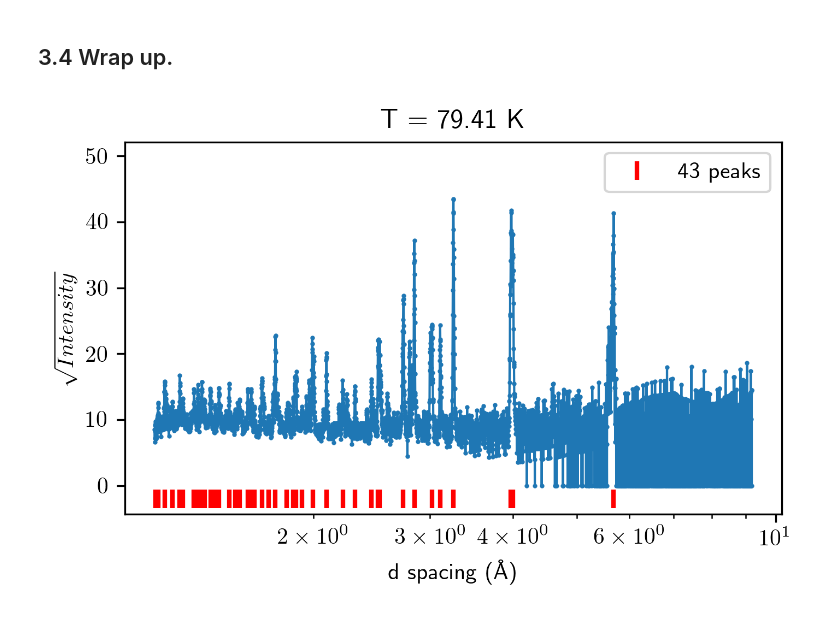
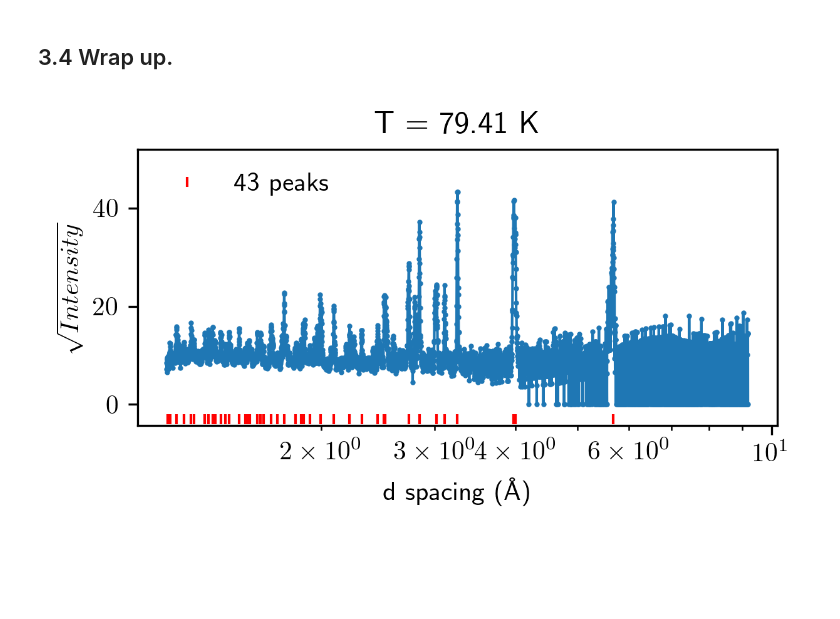
Before and after one commit to yaohualiu/NPD, a Jupyter notebook: NPD_Q3.ipynb, the cells around one changed output. Cells and saved outputs as stored; diff of their text form; code cells hidden in the pictures; blank space fills up the shorter version.

```diff
--- a/NPD_Q3.ipynb
+++ b/NPD_Q3.ipynb
@@ -450,9 +497,9 @@ plt.tight_layout()
 # %%
-temp = 220
+temp = 80
 data = intsy_rmbkg[(abs(temps-temp)).argmin()]
 peakind = _find_peaks_byindx(data)
 filename = "Q3/Figs/peakfinding_asyricker_%dK" %(temp)
-plt.figure(figsize(4.8, 3.2))
+plt.figure(figsize(4.2, 2.4))
 plot_peakloc_indx(intsy_rmbkg, temps, dd_cs, peakind,
                   par_val=temp, outputfilename = filename)
 # %% [output]
@@ -498,7 +545,7 @@ def Ini_Mpeaks_pars(Intsy, peakind, bin_cs, Bkg=[70, 0],
     maxbin = bin_cs.size
     for ii in range(0, npeaks):
         _centerbinindx = peakind[ii]
-        _low, _high = max(0, _centerbinindx - 4), min(maxbin-1, _centerbinindx + 4)
+        _low, _high = max(0, _centerbinindx - 2), min(maxbin-1, _centerbinindx + 2)
         _data_max = Intsy[_low:_high].max()
         par_ini[jj]  = _data_max
         high_lmt[jj] = _data_max *1.2
@@ -642,12 +689,14 @@ plt.savefig(filename)
     Right now, a single criterion is used for the second peak screening. It is better to use differnt criteia for high-d and low-d regions, similar to what we do for peak finding. It is simply due to different noise levels in these two regions.
 # %%
 _peaktable = gen_peaktable(fit.x, dds, peakindx, NoBkg=0)
-peaktable = _peaktable[_peaktable[:, 1] > bkg.std()*1.5 ]
-print( 'number of peaks was reduced from %d to %d' %(_peaktable[:, 0].size, peaktable[:, 0].size) )
+_bkgstd = bkgstd[parindx]
+peaktable = _peaktable[_peaktable[:, 1] > _bkgstd*1]
+print( 'number of peaks was reduced from %d to %d' %(_peaktable[:, 0].size,
+                                                     peaktable[:, 0].size) )
 filename = "Q3/Data/peaktable_%dK" %(temp)
 np.save(filename, peaktable)
 
-plt.figure(figsize(4.8, 3.2))
+plt.figure(figsize(4.2, 2.4))
 filename = "Q3/Figs/peakfinding_asyricker_%dK.png" %(temp)
 plot_peakloc(intsy, temps, dd_cs, peaktable[:, 0], par_val=temp,
              outputfilename = filename)
@@ -669,13 +718,15 @@ def find_peaks_flow(IntsyMap, pars, bin_cs, par_val=0, sep = 1/4, min_dis=2,
     '''
     from scipy.optimize import least_squares
 
+    npar, nbins = IntsyMap.shape
 
-    data = intsy[ (abs(pars - par_val)).argmin()].flatten()
+    parindx = (abs(pars - par_val)).argmin()
+    data = intsy[parindx].flatten()
     peakindx = _find_peaks_byindx(data, sep=sep, min_dis=min_dis, wavelet=wavelet)
 
-    if(bkg != 0):
+    if(len(bkg) == npar):
         Bkg = []
-        cutoff = bkg
+        cutoff = bkg[parindx]
     else:
         Bkg = [np.percentile(data, 50)]
         cutoff = np.percentile(data, 50) + data[data<np.percentile(data, 50)].std()
@@ -689,15 +740,15 @@ def find_peaks_flow(IntsyMap, pars, bin_cs, par_val=0, sep = 1/4, min_dis=2,
 # %%
 temp=80
 peaktable = find_peaks_flow(intsy_rmbkg, temps, dd_cs, par_val=temp,
-                            bkg = bkg.std() * 2.5)
+                            bkg = bkgstd)
 filename = "Q3/Data/peaktable_%dK" %(temp)
 np.save(filename, peaktable)
-plt.figure(figsize(4.8, 3.2))
+plt.figure(figsize(4.2, 2.4))
 #filename = "Q3/Figs/peakfinding_asyricker_%dK.png" %(temp)
 plot_peakloc(intsy, temps, dd_cs, peaktable[:, 0], par_val=temp,
              outputfilename = filename)
 # %% [output]
-[figure, old version]
+[figure, new version]
 # %%
 peaktable[0], len(peaktable)
 # %% [output]
```
Also changed, not shown: parts of 14 cells of this notebook.
